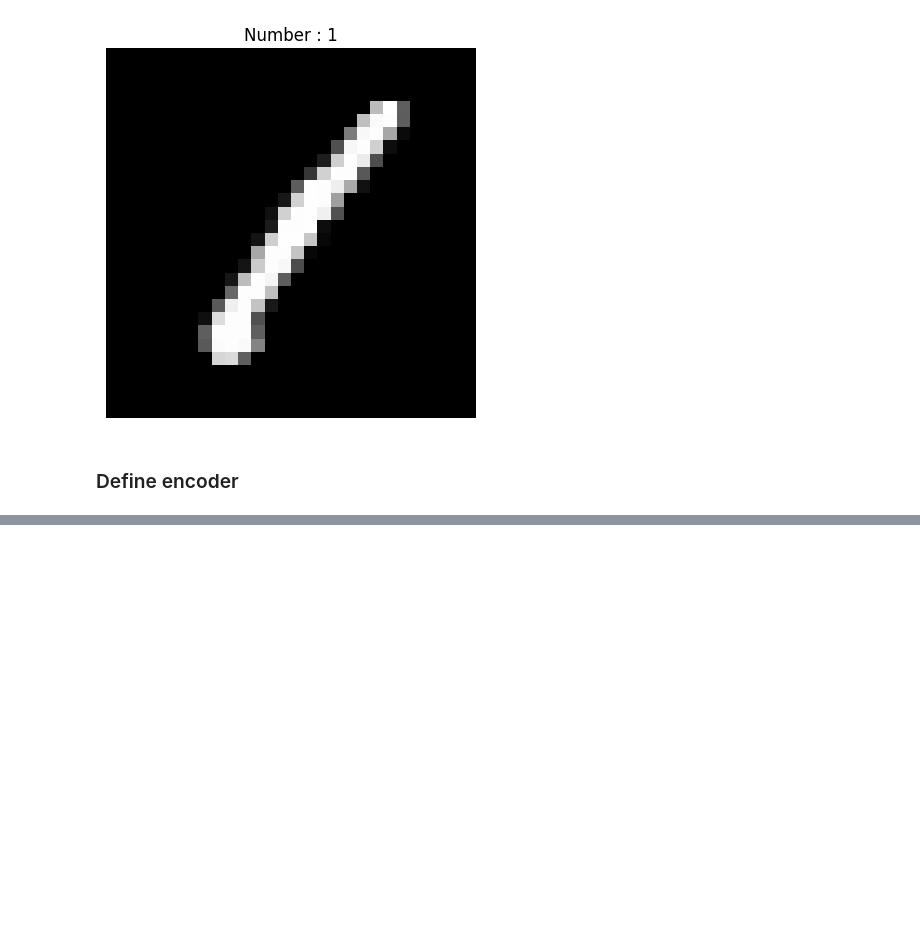
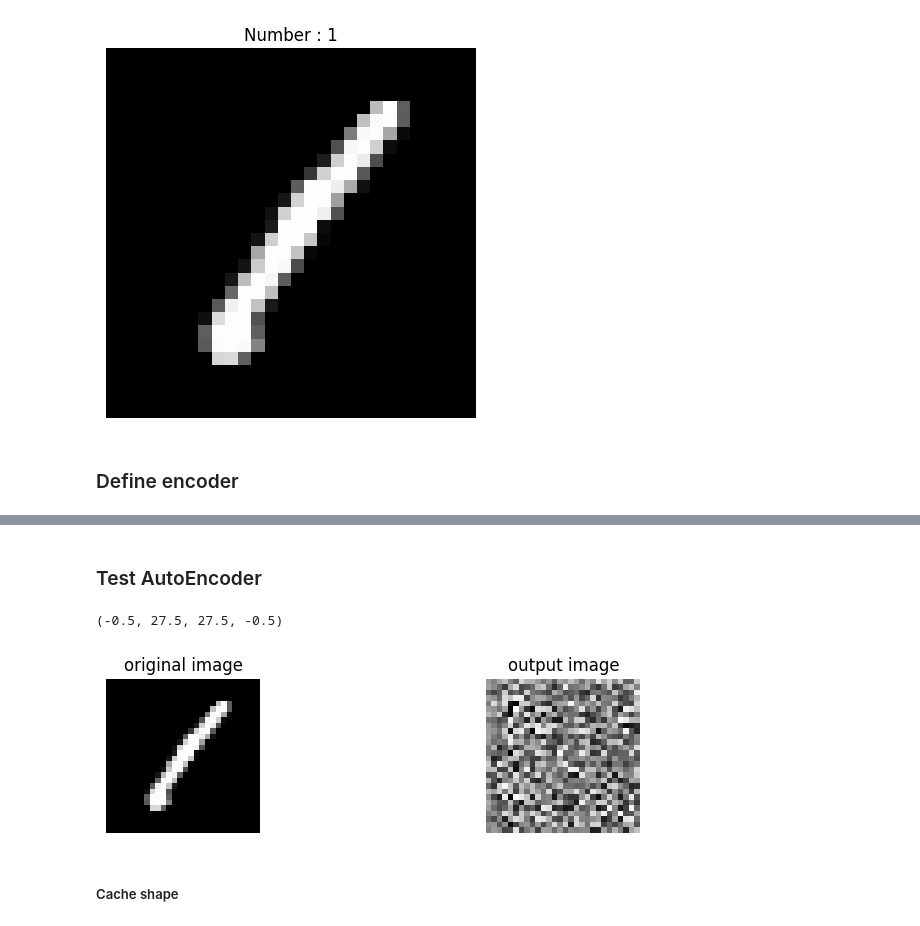
Before and after one commit to nabii-nguyenn213/From-Numpy, a Jupyter notebook: Auto_Encoder/Auto-Encoder/test.ipynb, the cells around one changed output, grey strips where cells are left out. Cells and saved outputs as stored; diff of their text form; code cells hidden in the pictures; blank space fills up the shorter version.

Commit message:
test model implement from numpy

```diff
--- a/Auto_Encoder/Auto-Encoder/test.ipynb
+++ b/Auto_Encoder/Auto-Encoder/test.ipynb
@@ -54,0 +131,21 @@ plt.axis("off")
+# %% [markdown]
+### Test AutoEncoder
+# %%
+autoencoder_test = AutoEncoder(latent_dim=128, train_bias=True)
+output = autoencoder_test.forward(sample_)
+reshape_output = output.reshape((28, 28))
+plt.figure(figsize=(9, 2))
+plt.subplot(1, 2, 1)
+plt.imshow(sample, cmap='gray')
+plt.title("original image")
+plt.axis("off")
+
+plt.subplot(1, 2, 2)
+plt.imshow(reshape_output, cmap='gray')
+plt.title("output image")
+plt.axis("off")
+# %% [output]
+(-0.5, 27.5, 27.5, -0.5)
+[figure, added]
+# %% [markdown]
+##### Cache shape
```
Also changed, not shown: parts of 30 cells of this notebook.
